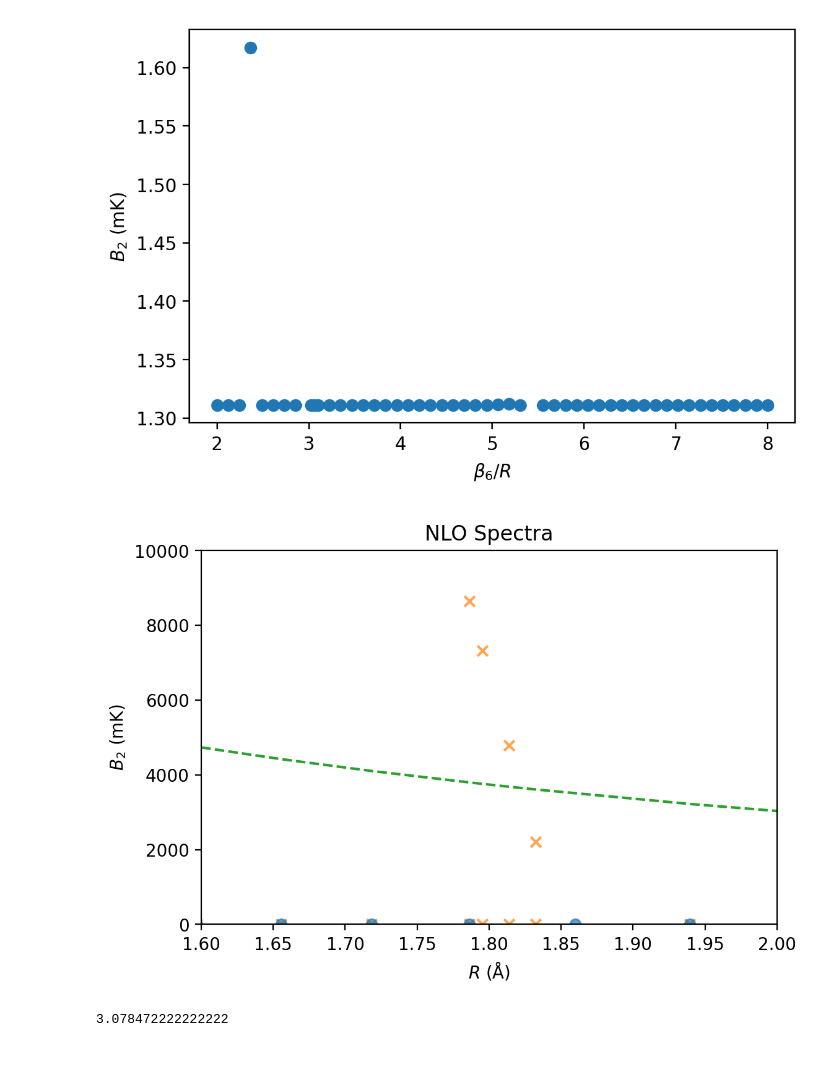
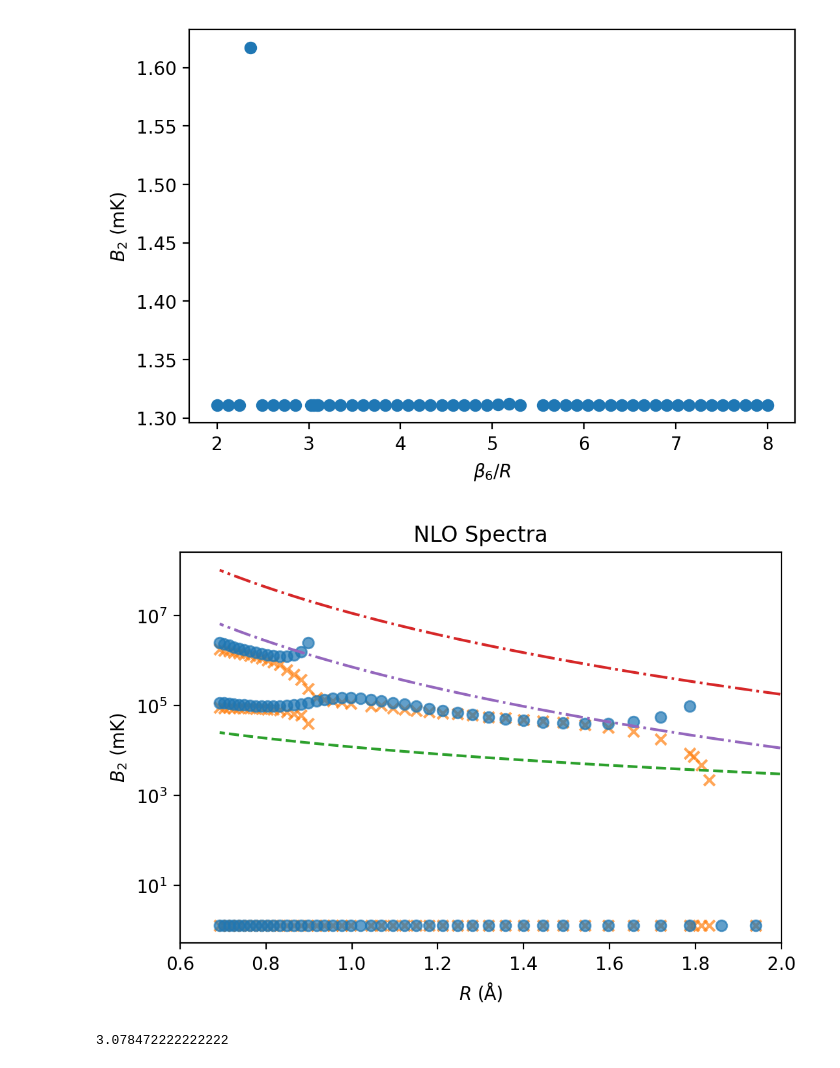
Before and after one commit to odell/vdw-nlo, a Jupyter notebook: Check NLO RG Flow - SemiLocal.ipynb, the cells around one changed output. Cells and saved outputs as stored; diff of their text form; code cells hidden in the pictures.

```diff
--- a/Check NLO RG Flow - SemiLocal.ipynb
+++ b/Check NLO RG Flow - SemiLocal.ipynb
@@ -119,33 +119,35 @@ spectra_lo = np.loadtxt('datfiles/he4plusplus_spectra_nonlocal2.txt')
 # %%
 fig, ax = plt.subplots(dpi=200)
 fig.patch.set_facecolor('white')
 
 for (R, spec) in zip(rg_flow[:, 0], spectra):
     for s in spec:
         ax.scatter(R, -1000*s, color='C1', marker='x', alpha=0.7)
 
 for row in spectra_lo:
     for s in row[1:]:
         if s != 0:
             ax.scatter(row[0], -1000*s, color='C0', alpha=0.7)
 
 ax.axvline(rg_flow[3, 0])
 
-# ax.set_yscale('log')
+ax.set_yscale('log')
 # ax.axvline(he4.BETA6/rg_flow[18, 0], color='C6', linestyle='--')
 # ax.axvline(he4.BETA6/rg_flow[19, 0], color='C6', linestyle='--')
 # ax.axhline(he4.R0, color='C1', linestyle='-')
 
 ax.plot(rg_flow[:, 0], 1000*1/(he4.MASS*rg_flow[:, 0]**2), color='C2', linestyle='--')
+ax.plot(rg_flow[:, 0], 1000*he4.C6/rg_flow[:, 0]**6, linestyle='-.', color='C3')
+ax.plot(rg_flow[:, 0], 1000*((1-np.exp(-1))**6 * he4.C6)/rg_flow[:, 0]**6, linestyle='-.', color='C4')
 
-ax.set_ylim([0, 0.175e6])
-ax.set_ylim([0, 0.01e6])
-ax.set_xlim([1.6, 2])
+# ax.set_ylim([0, 0.4e6])
+# ax.set_ylim([0, 0.01e6])
+ax.set_xlim([0.6, 2])
 ax.set_title('NLO Spectra')
 ax.set_xlabel(r'$R$ (Å)')
 ax.set_ylabel(r'$B_2$ (mK)');
 # %% [output]
-[figure, old version]
+[figure, new version]
 # %%
 he4.BETA6/1.8
 # %% [output]
```
Also changed, not shown: 8 other files.
